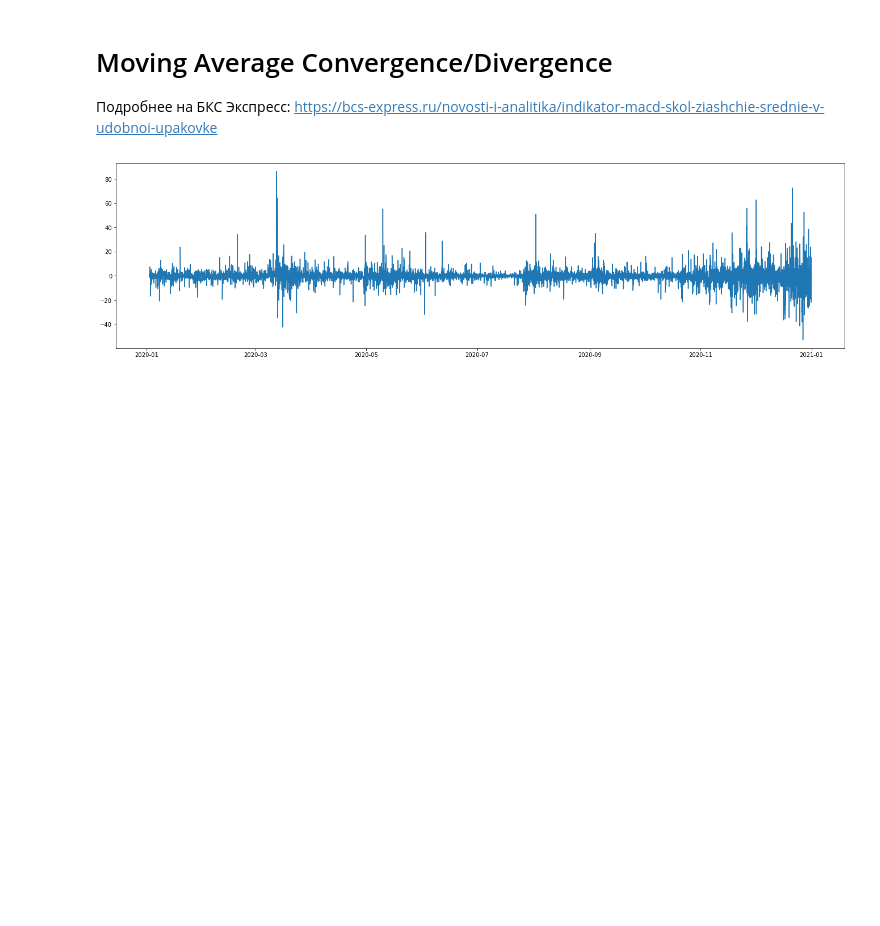
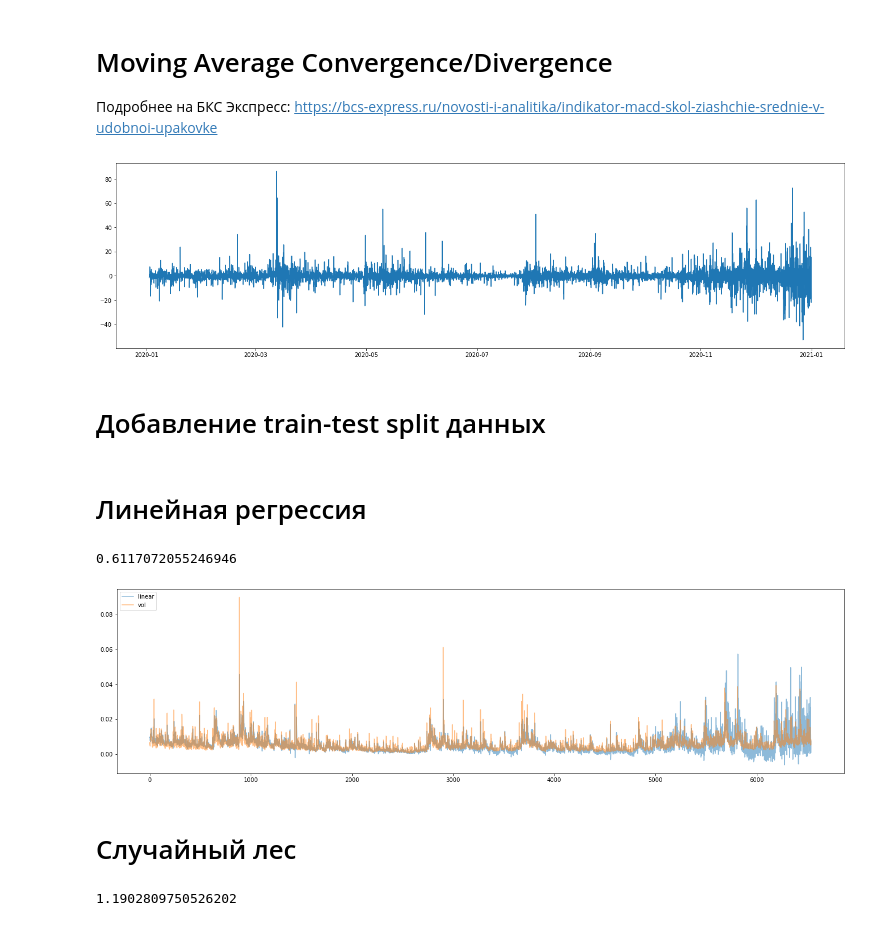
Before and after one commit to lantalex/cmf_relized_vol_prediction, a Jupyter notebook: week-2.ipynb, the cells around one changed output. Saved outputs shown, nothing was run; the diff lists cells and outputs as text; code cells hidden in the pictures; blank space fills up the shorter version.

Commit message:
Test/train split + base model predictions

```diff
--- a/week-2.ipynb
+++ b/week-2.ipynb
@@ -174,3 +178,15 @@ plt.plot(df_1h['macd'])
 plt.show()
 # %% [output]
 [figure]
+# %% [markdown]
+# Добавление train-test split данных
+# %%
+test_train_ratio = 1.0/4.0
+size = len(df_1h)
+
+
+X_train = df_1h.dropna().iloc[0:int(size*test_train_ratio), df_1h.columns != 'next_vol'].values
+y_train = df_1h.dropna().iloc[0:int(size*test_train_ratio)]['next_vol'].values
+
+X_test = df_1h.dropna().iloc[int(size*test_train_ratio):size, df_1h.columns != 'next_vol'].values
+y_true = df_1h.dropna().iloc[int(size*test_train_ratio):size]['next_vol'].values
@@ -176,0 +196,30 @@ plt.show()
+# %% [markdown]
+# Линейная регрессия
+# %%
+from sklearn.linear_model import LinearRegression
+
+linear = LinearRegression(normalize=True).fit(X_train, y_train)
+linear_vol = linear.predict(X_test)
+
+rmspe(y_true, linear_vol)
+# %% [output]
+0.6117072055246946
+# %%
+plt.figure(figsize=(23,6))
+plt.plot(linear_vol, alpha=0.5, label="linear")
+plt.plot(y_true, alpha=0.5, label="vol")
+plt.legend(loc="upper left")
+plt.show()
+# %% [output]
+[figure, added]
+# %% [markdown]
+# Случайный лес
+# %%
+from sklearn.ensemble import RandomForestRegressor
+
+rnd_forest = RandomForestRegressor(n_jobs=-1,random_state=42).fit(X_train, y_train)
+rnd_forest_vol = rnd_forest.predict(X_test)
+
+rmspe(y_true, rnd_forest_vol)
+# %% [output]
+1.1902809750526202
```
Also changed, not shown: parts of 9 cells of this notebook.
